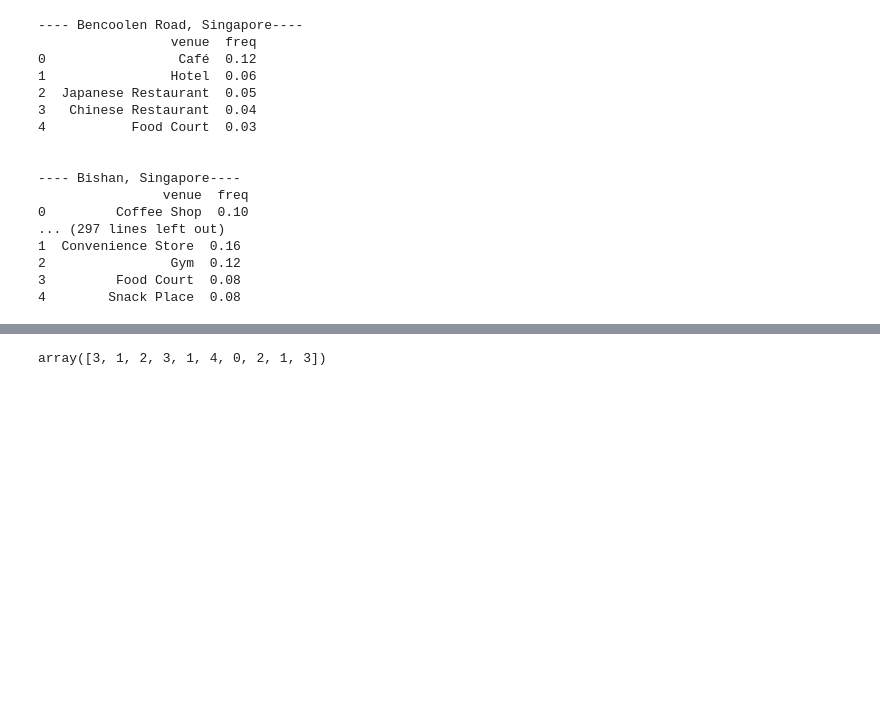
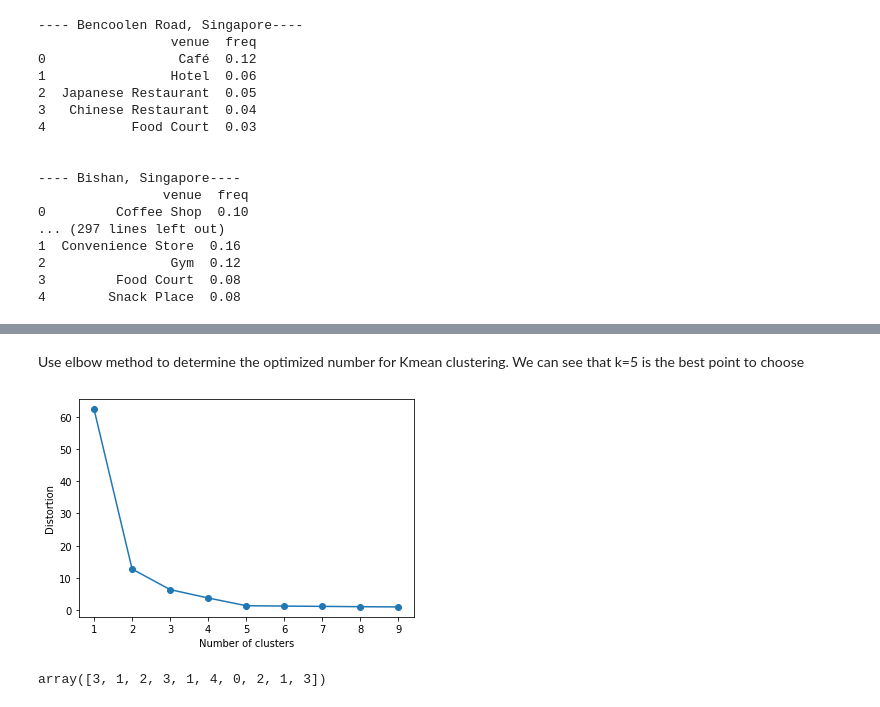
Before and after one commit to tianliangwanan/Coursera_Capstone, a Jupyter notebook: Battle of Neighborhood in Singapore.ipynb, the cells around one changed output, grey strips where cells are left out. Saved outputs shown, nothing was run; the diff lists cells and outputs as text; code cells hidden in the pictures; blank space fills up the shorter version.

```diff
--- a/Battle of Neighborhood in Singapore.ipynb
+++ b/Battle of Neighborhood in Singapore.ipynb
@@ -396,6 +371,21 @@ neighborhoods_venues_sorted
 | 32 | Keppel, Singapore | Asian Restaurant | Food Court | Hotel | Furniture / Home Store | ... |
 | 33 | Little India, Singapore | Indian Restaurant | Vegetarian / Vegan Restaurant | Hotel | Café | ... |
 | 34 | Potong Pasir, Singapore | Convenience Store | Bus Station | Gym | Snack Place | ... |
+# %% [markdown]
+Use elbow method to determine the optimized number for Kmean clustering. We can see that k=5 is the best point to choose
+# %%
+K = range(1,10)
+distortions = []
+for k in K:
+    kmeanModel = KMeans(n_clusters=k).fit(rcr_sg_grouped.drop('Neighborhood', 1))
+    distortions.append(kmeanModel.inertia_)
+# Plot the elbow
+plt.plot(range(1, 10), distortions, marker='o')
+plt.xlabel('Number of clusters')
+plt.ylabel('Distortion')
+plt.show()
+# %% [output]
+[figure, added]
 # %%
 # set number of clusters
 kclusters = 5
```
Also changed, not shown: parts of 6 cells of this notebook.
